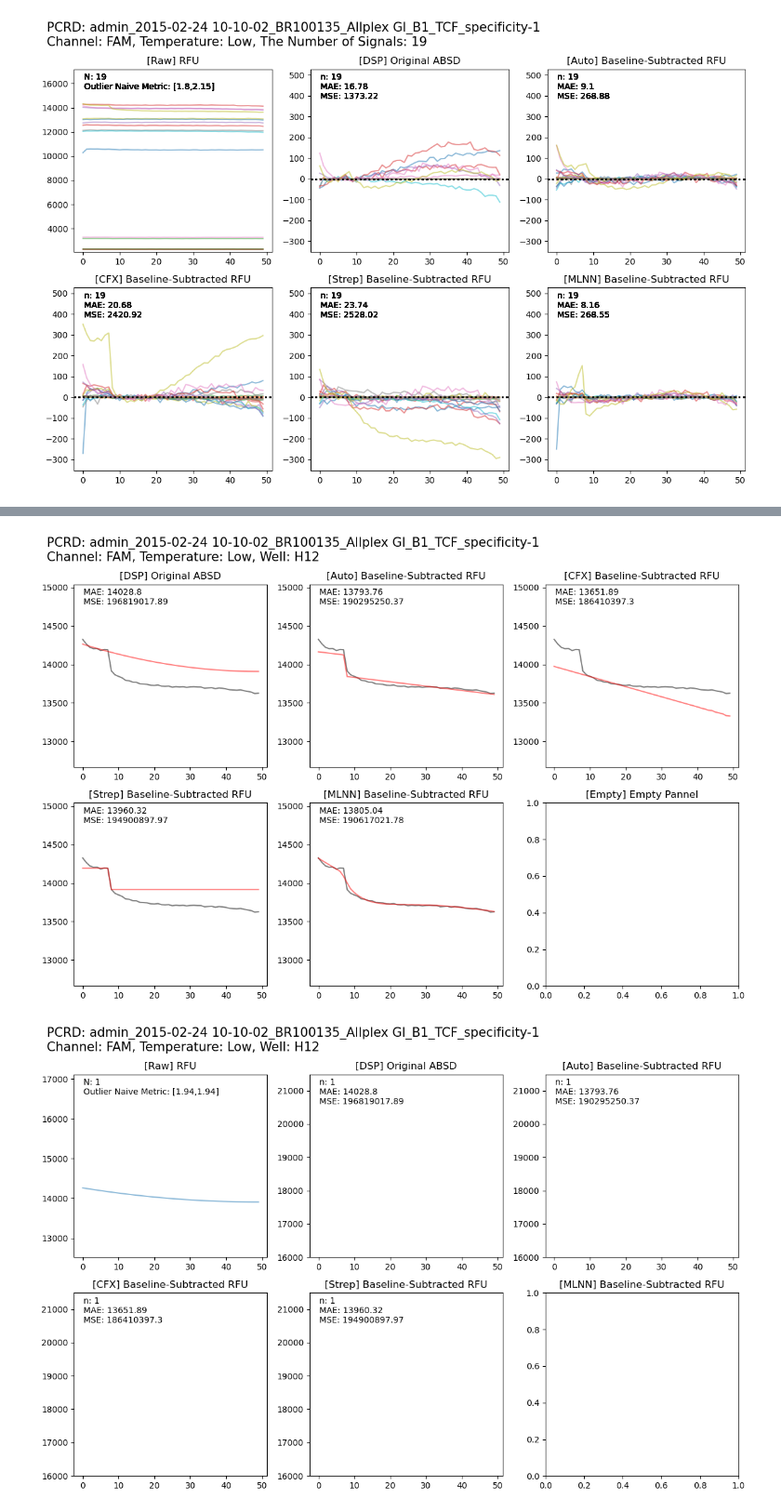
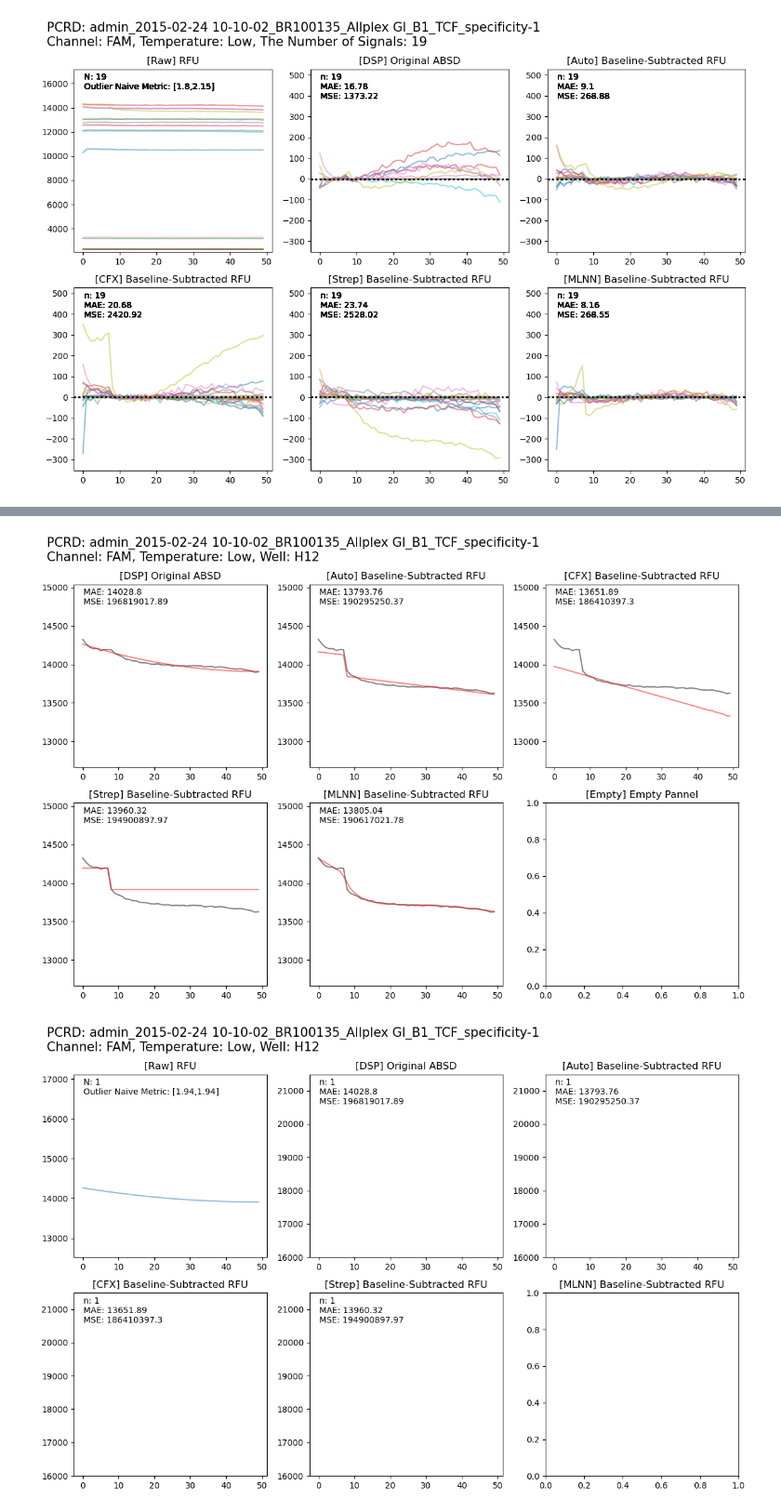
Before and after one commit to kmink3225/website, a Jupyter notebook: docs/projects/baseline_subtraction/3.baseline-analysis.ipynb, the cells around one changed output, grey strips where cells are left out. Shown at 93% size. Saved outputs shown, nothing was run; the diff lists cells and outputs as text; code cells hidden in the pictures.

Commit message:
plotting

```diff
--- a/docs/projects/baseline_subtraction/3.baseline-analysis.ipynb
+++ b/docs/projects/baseline_subtraction/3.baseline-analysis.ipynb
@@ -686,12 +687,13 @@ i_temperature = temperature_name
 
 fig, axs = plt.subplots(2, 3, figsize=(12, 8)) #(15, 10)
 
+i_data.loc[:, 'corrected_rfu'] = i_data.apply(lambda row: [a - b for a, b in zip(row['original_rfu'], row['analysis_rd_diff'])], axis=1)
 i_data.loc[:, 'basesub_fit'] = i_data.apply(lambda row: [a - b for a, b in zip(row['original_rfu'], row['basesub_absd_orig'])], axis=1)
 i_data.loc[:, 'original_rfu_cfx_fit'] = i_data.apply(lambda row: [a - b for a, b in zip(row['original_rfu'], row['original_rfu_cfx'])], axis=1)
 i_data.loc[:, 'strep_fit'] = i_data.apply(lambda row: [a - b for a, b in zip(row['original_rfu'], row['analysis_absd_orig_strep'])], axis=1)
 i_data.loc[:, 'nn_fit'] = i_data.apply(lambda row: [a - b for a, b in zip(row['original_rfu'], row['analysis_absd_nn'])], axis=1)
 
-baseline_data = i_data[['original_rfu', 'analysis_scd_fit','basesub_fit','original_rfu_cfx_fit','strep_fit','nn_fit']]
+baseline_data = i_data[['corrected_rfu', 'analysis_scd_fit','basesub_fit','original_rfu_cfx_fit','strep_fit','nn_fit']]
 
 limits = find_global_extremes(baseline_data)
 
@@ -699,7 +701,7 @@ titles = ['[DSP] Original ABSD', '[Auto] Baseline-Subtracted RFU', '[CFX] Baseli
     '[Strep] Baseline-Subtracted RFU', '[MLNN] Baseline-Subtracted RFU', '[Empty] Empty Pannel', '[Outlier Metric] Distribution']
 
 data_keys = ['analysis_scd_fit','basesub_fit', 'original_rfu_cfx_fit', 'strep_fit', 'nn_fit', None]
-grouping_columns = ['original_rfu','analysis_scd_fit','basesub_fit', 'original_rfu_cfx_fit', 'strep_fit', 'nn_fit']
+grouping_columns = ['corrected_rfu','analysis_scd_fit','basesub_fit', 'original_rfu_cfx_fit', 'strep_fit', 'nn_fit']
 
 error_metrics_df = (i_data
                     .groupby(['name', 'channel', 'temperature'])
@@ -723,36 +725,40 @@ for (i, j), ax, title, key in zip(np.ndindex(axs.shape), axs.flat, titles, data_
             elif (i,j) == (0,1):
                 ax.text(0.05, 0.98, f"MAE: {round(error_metrics_dict['basesub_fit']['mae'],2)}\nMSE: {round(error_metrics_dict['basesub_fit']['mse'],2)}",
                     verticalalignment='top', horizontalalignment='left',
                     transform=ax.transAxes)
             elif (i,j) == (0,2):
                 ax.text(0.05, 0.98, f"MAE: {round(error_metrics_dict['original_rfu_cfx_fit']['mae'],2)}\nMSE: {round(error_metrics_dict['original_rfu_cfx_fit']['mse'],2)}",
                     verticalalignment='top', horizontalalignment='left',
                     transform=ax.transAxes)
             elif (i,j) == (1,0):
                 ax.text(0.05, 0.98, f"MAE: {round(error_metrics_dict['strep_fit']['mae'],2)}\nMSE: {round(error_metrics_dict['strep_fit']['mse'],2)}",
                     verticalalignment='top', horizontalalignment='left',
                     transform=ax.transAxes)
             elif (i,j) == (1,1):
                 ax.text(0.05, 0.98, f"MAE: {round(error_metrics_dict['nn_fit']['mae'],2)}\nMSE: {round(error_metrics_dict['nn_fit']['mse'],2)}",
                     verticalalignment='top', horizontalalignment='left',
                     transform=ax.transAxes)
             elif (i, j) == (1, 2):
                 ax.text(0.05, 0.98, f"MAE: {round(error_metrics_dict['nn_fit']['mae'],2)}\nMSE: {round(error_metrics_dict['nn_fit']['mse'],2)}",
                     verticalalignment='top', horizontalalignment='left',
                     transform=ax.transAxes)
-            ax.plot(cycle, i_data['original_rfu'].values[0],color='k', alpha=0.5)
-            ax.plot(cycle, rfu, color='red', alpha=0.5)
+            if (i,j) == (0,0):
+                ax.plot(cycle, i_data['corrected_rfu'].values[0],color='k', alpha=0.5)
+                ax.plot(cycle, rfu, color='red', alpha=0.5)
+            else:
+                ax.plot(cycle, i_data['original_rfu'].values[0],color='k', alpha=0.5)
+                ax.plot(cycle, rfu, color='red', alpha=0.5)
             ax.axhline(y=0,color='black',linestyle='dotted',linewidth=2)
             ax.set_title(title)
             ax.set_ylim(min(limits)*0.95,max(limits)*1.05)
     else:
         ax.set_title(title)
 fig.suptitle(f'PCRD: {i_pcrd}\nChannel: {i_channel}, Temperature: {i_temperature}, Well: {i_well}',
                  ha = 'left', x=0.02, fontsize=15)
 plt.tight_layout()
 plt.show()
 # %% [output]
-[figure, old version]
+[figure, new version]
 # %%
 # %% [output]
 [figure]
```
Also changed, not shown: parts of 2 cells of this notebook.
